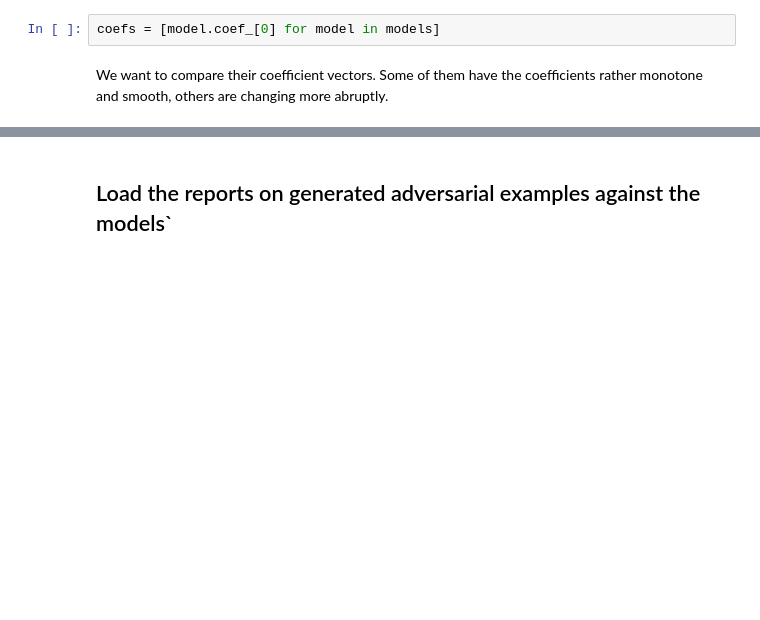
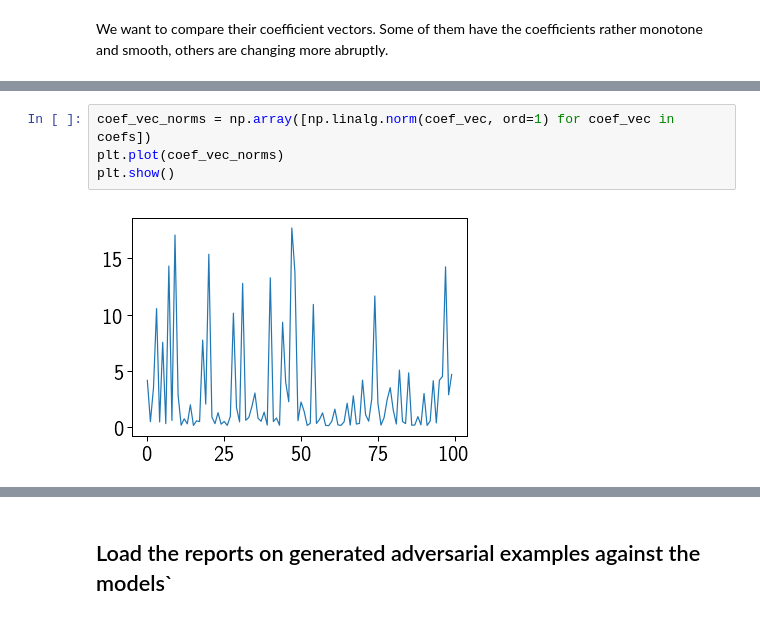
Before and after one commit to spring-epfl/trickster, a Jupyter notebook: notebooks/wfp_small_models_experiment.ipynb, the cells around one changed output, grey strips where cells are left out. Cells and saved outputs as stored; diff of their text form; blank space fills up the shorter version.

```diff
--- a/notebooks/wfp_small_models_experiment.ipynb
+++ b/notebooks/wfp_small_models_experiment.ipynb
@@ -32,4 +54,2 @@ models = [pickle.load(open(filename, 'rb')) for filename in model_pickle_names]
-# %%
-coefs = [model.coef_[0] for model in models]
 # %% [markdown]
 We want to compare their coefficient vectors. Some of them have the coefficients rather monotone and smooth, others are changing more abruptly.
@@ -43,0 +71,6 @@ sns.heatmap(coefs, ax=ax)
+# %%
+coef_vec_norms = np.array([np.linalg.norm(coef_vec, ord=1) for coef_vec in coefs])
+plt.plot(coef_vec_norms)
+plt.show()
+# %% [output]
+[figure, added]
```
Also changed, not shown: parts of 23 cells of this notebook.
